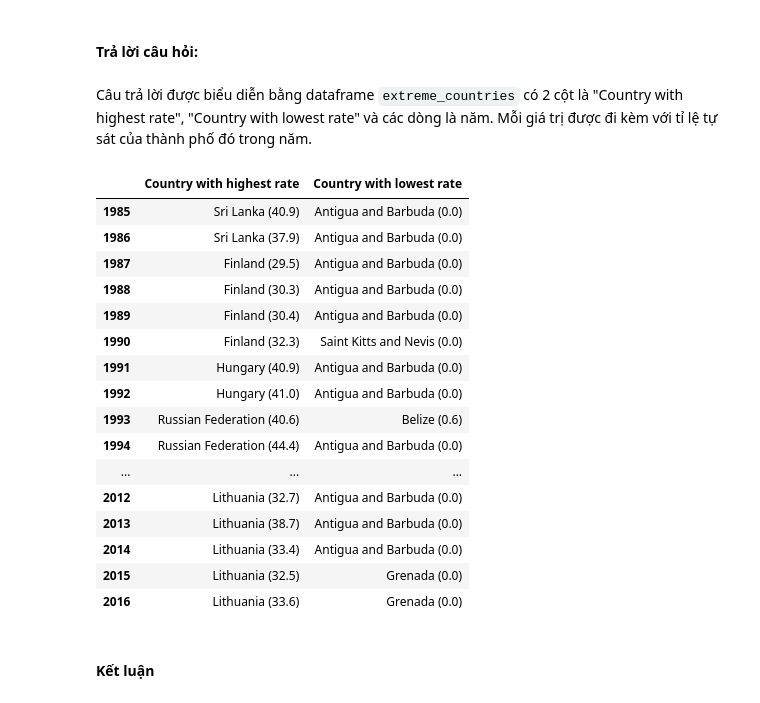
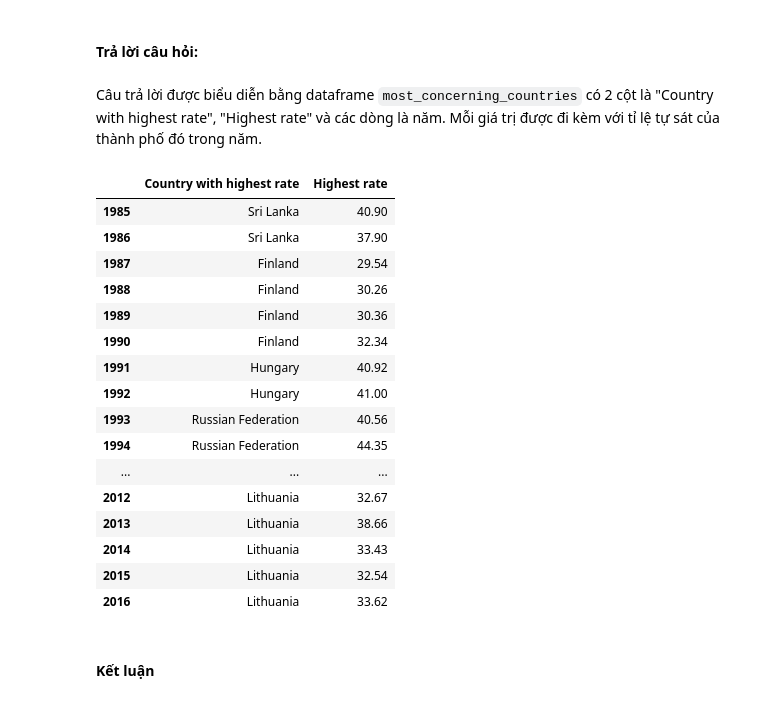
Before and after one commit to mannt-jp/LTCKHDL_DACK, a Jupyter notebook: 1712586-NguyenThanhMan.ipynb, the cells around one changed output. Drawn from its saved outputs; the diff is of its cells as text; code cells hidden in the pictures.

Commit message:
Chỉnh sửa sau khi đã được góp ý

```diff
--- a/1712586-NguyenThanhMan.ipynb
+++ b/1712586-NguyenThanhMan.ipynb
@@ -94,5 +94,5 @@ dtype: object
 # %%
-df.drop(columns=['country-year', 'generation'], inplace=True)
+df.drop(columns='country-year', inplace=True)
 # %% [markdown]
 ### Chỉnh lại tên của các cột cho hợp lý
 # %%
@@ -204,3 +229,5 @@ df.drop(columns='HDIyear', inplace=True)
+# %%
+df.drop(columns='generation', inplace=True)
 # %% [markdown]
 ---
 # %% [markdown]
@@ -218,47 +245,33 @@ crudeRateGeneral = (gb_df.nsuicides.sum() /
 # %% [markdown]
 #### Trả lời câu hỏi:
 # %% [markdown]
-Câu trả lời được biểu diễn bằng dataframe `extreme_countries` có 2 cột là "Country with highest rate", "Country with lowest rate" và các dòng là năm. Mỗi giá trị được đi kèm với tỉ lệ tự sát của thành phố đó trong năm.
+Câu trả lời được biểu diễn bằng dataframe `most_concerning_countries` có 2 cột là "Country with highest rate", "Highest rate" và các dòng là năm. Mỗi giá trị được đi kèm với tỉ lệ tự sát của thành phố đó trong năm.
-# %%
-# Lấy ra các thuộc tính 'idxmax', 'max', 'idxmin', 'min'
-extreme_countries = crudeRateGeneral.agg(['idxmax', 'max', 'idxmin', 'min']).T
-# Làm tròn số cho mỗi cột bằng hàm apply
-extreme_countries['min'] = extreme_countries['min'].apply(
-    lambda x: round(x, 1))
-extreme_countries['max'] = extreme_countries['max'].apply(
-    lambda x: round(x, 1))
-# Chỉnh dtype của hai cột số thành str
-extreme_countries = extreme_countries.astype({"max": str, "min": str})
-# Concat cột 'idmax' và 'max', cột 'idxmin' và 'min'
-extreme_countries['idxmax'] = extreme_countries[
-    'idxmax'] + ' (' + extreme_countries['max'] + ')'
-extreme_countries['idxmin'] = extreme_countries[
-    'idxmin'] + ' (' + extreme_countries['min'] + ')'
-# Sau khi đã concat, bỏ cột 'min' và 'max'
-extreme_countries.drop(columns=['min', 'max'], inplace=True)
-# Chỉnh tên cột cho hợp lý
-extreme_countries.columns = [
-    'Country with highest rate', 'Country with lowest rate'
-]
-extreme_countries
-# %% [output]
-|  | Country with highest rate | Country with lowest rate |
-| 1985 | Sri Lanka (40.9) | Antigua and Barbuda (0.0) |
-| 1986 | Sri Lanka (37.9) | Antigua and Barbuda (0.0) |
-| 1987 | Finland (29.5) | Antigua and Barbuda (0.0) |
-| 1988 | Finland (30.3) | Antigua and Barbuda (0.0) |
-| 1989 | Finland (30.4) | Antigua and Barbuda (0.0) |
-| 1990 | Finland (32.3) | Saint Kitts and Nevis (0.0) |
-| 1991 | Hungary (40.9) | Antigua and Barbuda (0.0) |
-| 1992 | Hungary (41.0) | Antigua and Barbuda (0.0) |
-| 1993 | Russian Federation (40.6) | Belize (0.6) |
-| 1994 | Russian Federation (44.4) | Antigua and Barbuda (0.0) |
-| ... | ... | ... |
-| 2012 | Lithuania (32.7) | Antigua and Barbuda (0.0) |
-| 2013 | Lithuania (38.7) | Antigua and Barbuda (0.0) |
-| 2014 | Lithuania (33.4) | Antigua and Barbuda (0.0) |
-| 2015 | Lithuania (32.5) | Grenada (0.0) |
-| 2016 | Lithuania (33.6) | Grenada (0.0) |
+# %%
+# Lấy ra các thuộc tính 'idxmax', 'max'
+most_concerning_countries = crudeRateGeneral.agg(['idxmax', 'max']).T
+# Làm tròn số cho cột bằng hàm apply
+most_concerning_countries['max'] = most_concerning_countries['max'].apply(
+    lambda x: round(x, 2))
+most_concerning_countries.columns = ["Country with highest rate", "Highest rate"]
+most_concerning_countries
+# %% [output]
+|  | Country with highest rate | Highest rate |
+| 1985 | Sri Lanka | 40.90 |
+| 1986 | Sri Lanka | 37.90 |
+| 1987 | Finland | 29.54 |
+| 1988 | Finland | 30.26 |
+| 1989 | Finland | 30.36 |
+| 1990 | Finland | 32.34 |
+| 1991 | Hungary | 40.92 |
+| 1992 | Hungary | 41.00 |
+| 1993 | Russian Federation | 40.56 |
+| 1994 | Russian Federation | 44.35 |
+| ... | ... | ... |
+| 2012 | Lithuania | 32.67 |
+| 2013 | Lithuania | 38.66 |
+| 2014 | Lithuania | 33.43 |
+| 2015 | Lithuania | 32.54 |
+| 2016 | Lithuania | 33.62 |
 # %% [markdown]
 #### Kết luận
 # %% [markdown]
```
Also changed, not shown: parts of 39 cells of this notebook.
